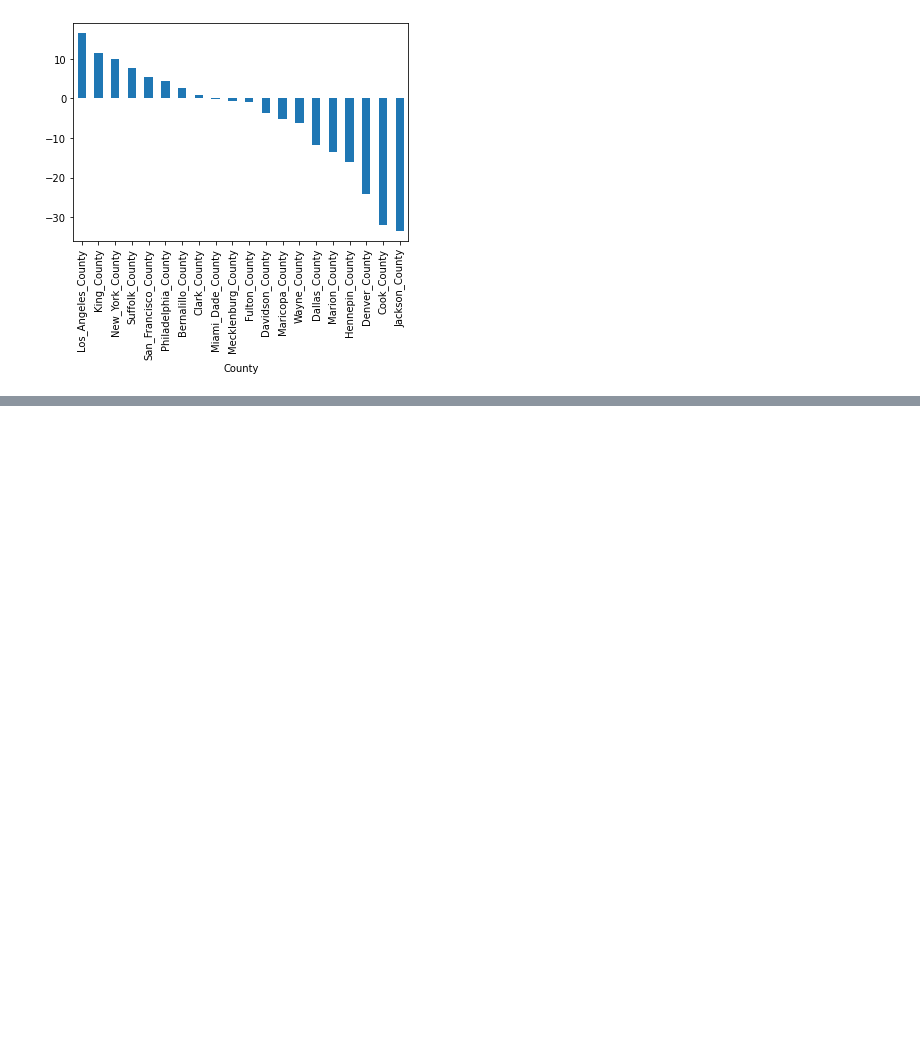
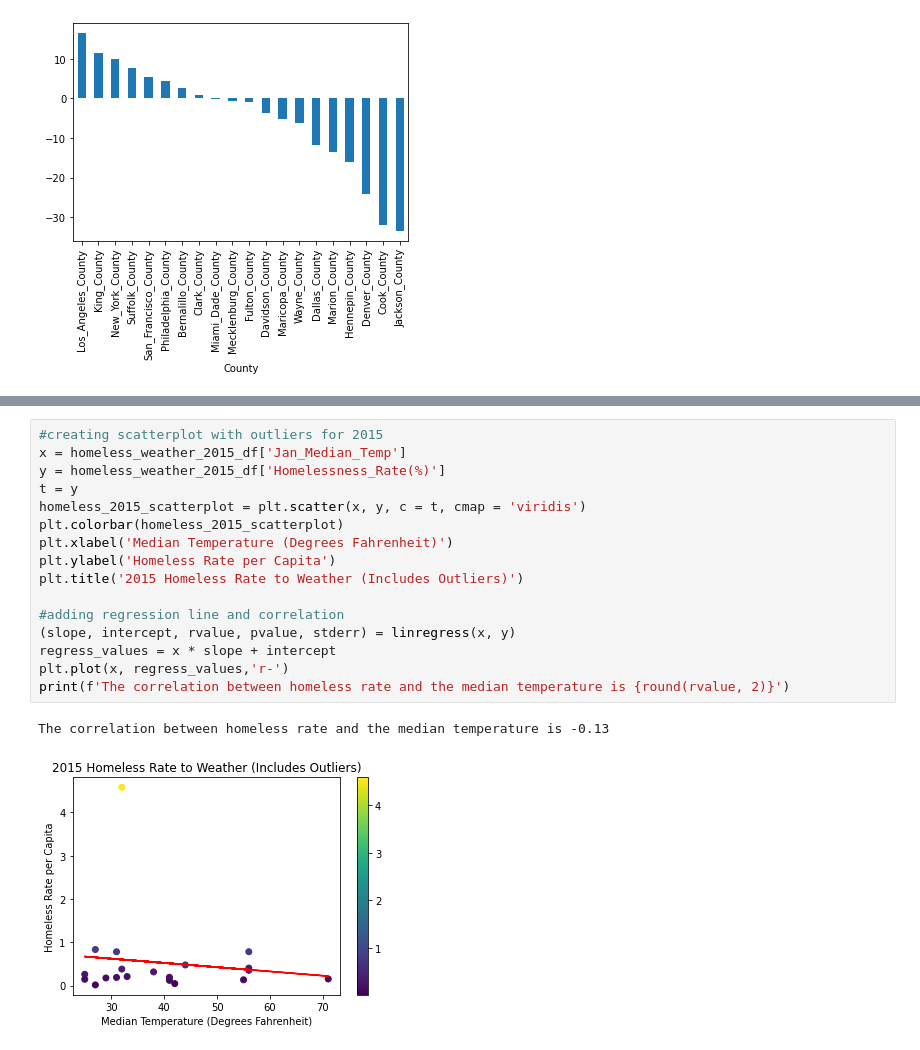
Before and after one commit to kylagelev/Homelessness-Weather, a Jupyter notebook: Homelessness_Data.ipynb, the cells around one changed output, grey strips where cells are left out. Saved outputs shown, nothing was run; the diff lists cells and outputs as text; blank space fills up the shorter version.

```diff
--- a/Homelessness_Data.ipynb
+++ b/Homelessness_Data.ipynb
@@ -209,0 +308,19 @@ percent_change.plot(kind = 'bar')
+# %%
+#creating scatterplot with outliers for 2015
+x = homeless_weather_2015_df['Jan_Median_Temp']
+y = homeless_weather_2015_df['Homelessness_Rate(%)']
+t = y
+homeless_2015_scatterplot = plt.scatter(x, y, c = t, cmap = 'viridis')
+plt.colorbar(homeless_2015_scatterplot)
+plt.xlabel('Median Temperature (Degrees Fahrenheit)')
+plt.ylabel('Homeless Rate per Capita')
+plt.title('2015 Homeless Rate to Weather (Includes Outliers)')
+
+#adding regression line and correlation
+(slope, intercept, rvalue, pvalue, stderr) = linregress(x, y)
+regress_values = x * slope + intercept
+plt.plot(x, regress_values,'r-')
+print(f'The correlation between homeless rate and the median temperature is {round(rvalue, 2)}')
+# %% [output]
+The correlation between homeless rate and the median temperature is -0.13
+[figure, added]
```
Also changed, not shown: parts of 10 cells of this notebook.
